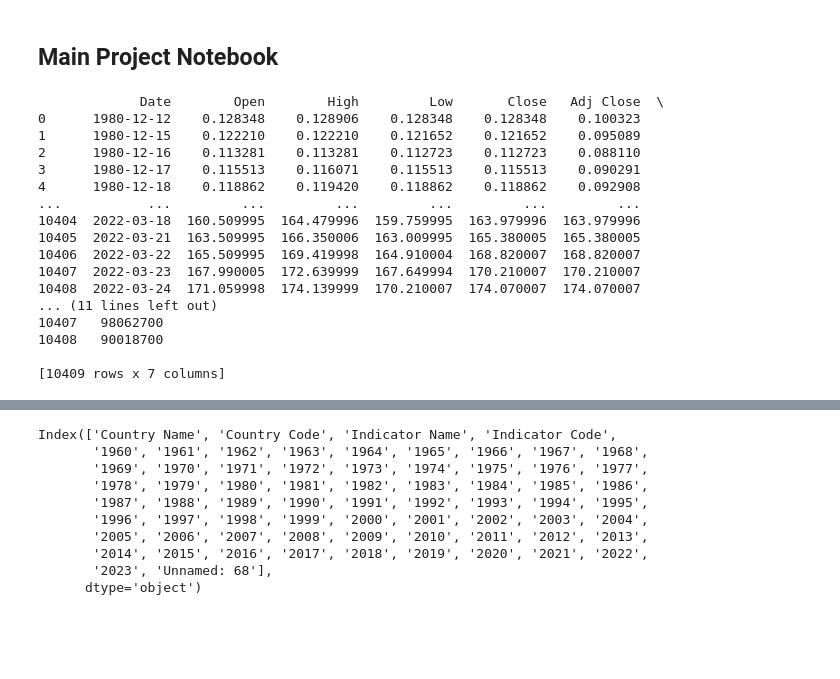
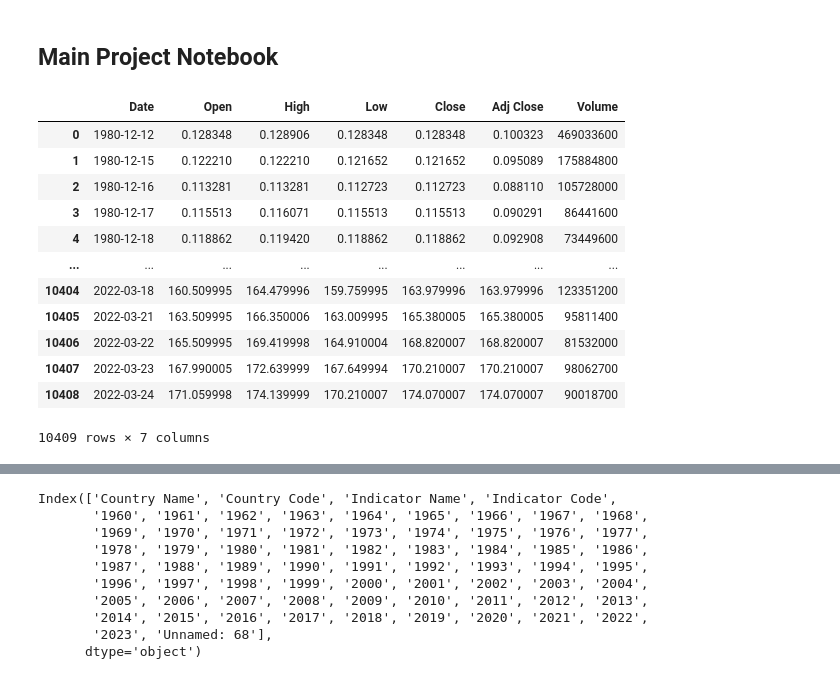
Before and after one commit to RaoooFu/Project-1111, a Jupyter notebook: Main.ipynb, the cells around one changed output, grey strips where cells are left out. Drawn from its saved outputs; the diff is of its cells as text; code cells hidden in the pictures; blank space fills up the shorter version.

```diff
--- a/Main.ipynb
+++ b/Main.ipynb
@@ -3,26 +3,22 @@
 # %%
 import pandas as pd
 file_path='/Users/home/Desktop/Ironhack/Group Assignment/Project-1111/Apple Stock Data 80-22.csv'
 apple_data = pd.read_csv(file_path,delimiter=';')
-print(apple_data)
+apple_data
 # %% [output]
+|  | Date | Open | High | Low | Close | Adj Close | Volume |
+| 0 | 1980-12-12 | 0.128348 | 0.128906 | 0.128348 | 0.128348 | 0.100323 | 469033600 |
+| 1 | 1980-12-15 | 0.122210 | 0.122210 | 0.121652 | 0.121652 | 0.095089 | 175884800 |
+| 2 | 1980-12-16 | 0.113281 | 0.113281 | 0.112723 | 0.112723 | 0.088110 | 105728000 |
+| 3 | 1980-12-17 | 0.115513 | 0.116071 | 0.115513 | 0.115513 | 0.090291 | 86441600 |
+| 4 | 1980-12-18 | 0.118862 | 0.119420 | 0.118862 | 0.118862 | 0.092908 | 73449600 |
+| ... | ... | ... | ... | ... | ... | ... | ... |
+| 10404 | 2022-03-18 | 160.509995 | 164.479996 | 159.759995 | 163.979996 | 163.979996 | 123351200 |
+| 10405 | 2022-03-21 | 163.509995 | 166.350006 | 163.009995 | 165.380005 | 165.380005 | 95811400 |
+| 10406 | 2022-03-22 | 165.509995 | 169.419998 | 164.910004 | 168.820007 | 168.820007 | 81532000 |
+| 10407 | 2022-03-23 | 167.990005 | 172.639999 | 167.649994 | 170.210007 | 170.210007 | 98062700 |
+| 10408 | 2022-03-24 | 171.059998 | 174.139999 | 170.210007 | 174.070007 | 174.070007 | 90018700 |
-             Date        Open        High         Low       Close   Adj Close  \
-0      1980-12-12    0.128348    0.128906    0.128348    0.128348    0.100323
-1      1980-12-15    0.122210    0.122210    0.121652    0.121652    0.095089
-2      1980-12-16    0.113281    0.113281    0.112723    0.112723    0.088110
-3      1980-12-17    0.115513    0.116071    0.115513    0.115513    0.090291
-4      1980-12-18    0.118862    0.119420    0.118862    0.118862    0.092908
-...           ...         ...         ...         ...         ...         ...
-10404  2022-03-18  160.509995  164.479996  159.759995  163.979996  163.979996
-10405  2022-03-21  163.509995  166.350006  163.009995  165.380005  165.380005
-10406  2022-03-22  165.509995  169.419998  164.910004  168.820007  168.820007
-10407  2022-03-23  167.990005  172.639999  167.649994  170.210007  170.210007
-10408  2022-03-24  171.059998  174.139999  170.210007  174.070007  174.070007
-... (11 lines left out)
-10407   98062700
-10408   90018700
-
-[10409 rows x 7 columns]
+10409 rows × 7 columns
 # %%
 file_path_gdp='/Users/home/Desktop/Ironhack/Group Assignment/Project-1111/API_NY/global_gdp_growth_rate.csv'
 
```
Also changed, not shown: parts of 1 cell of this notebook.
